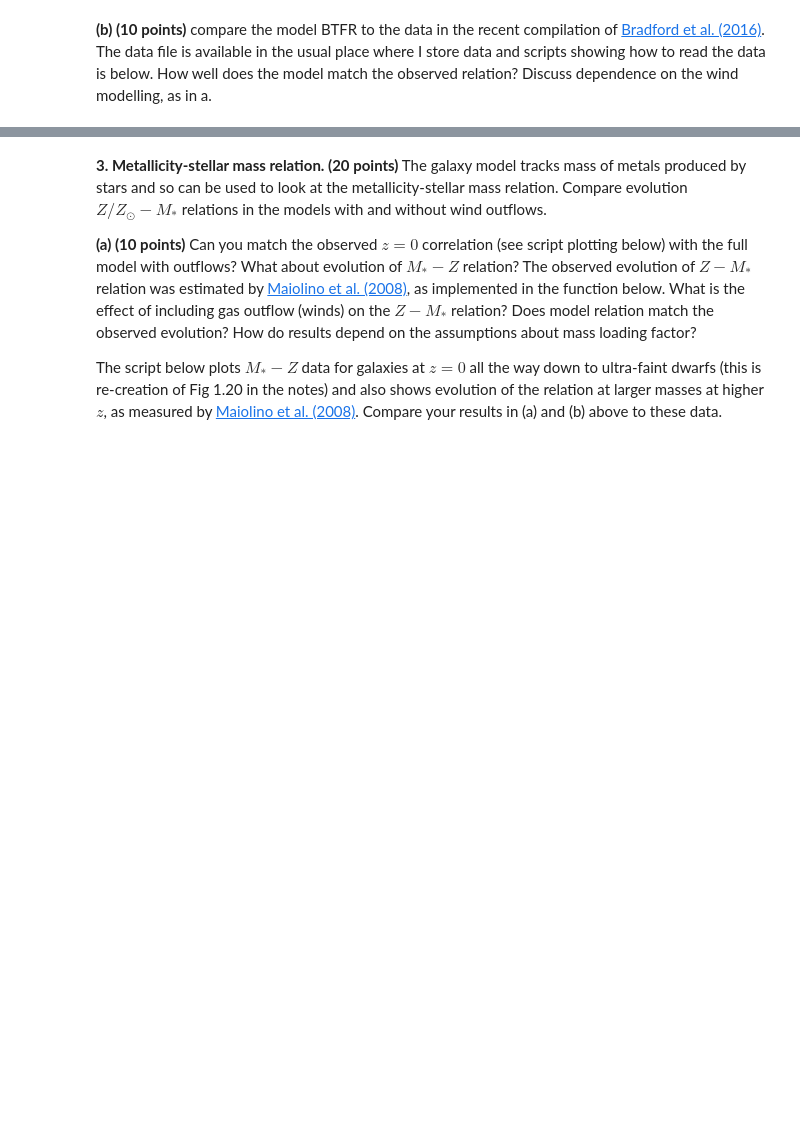
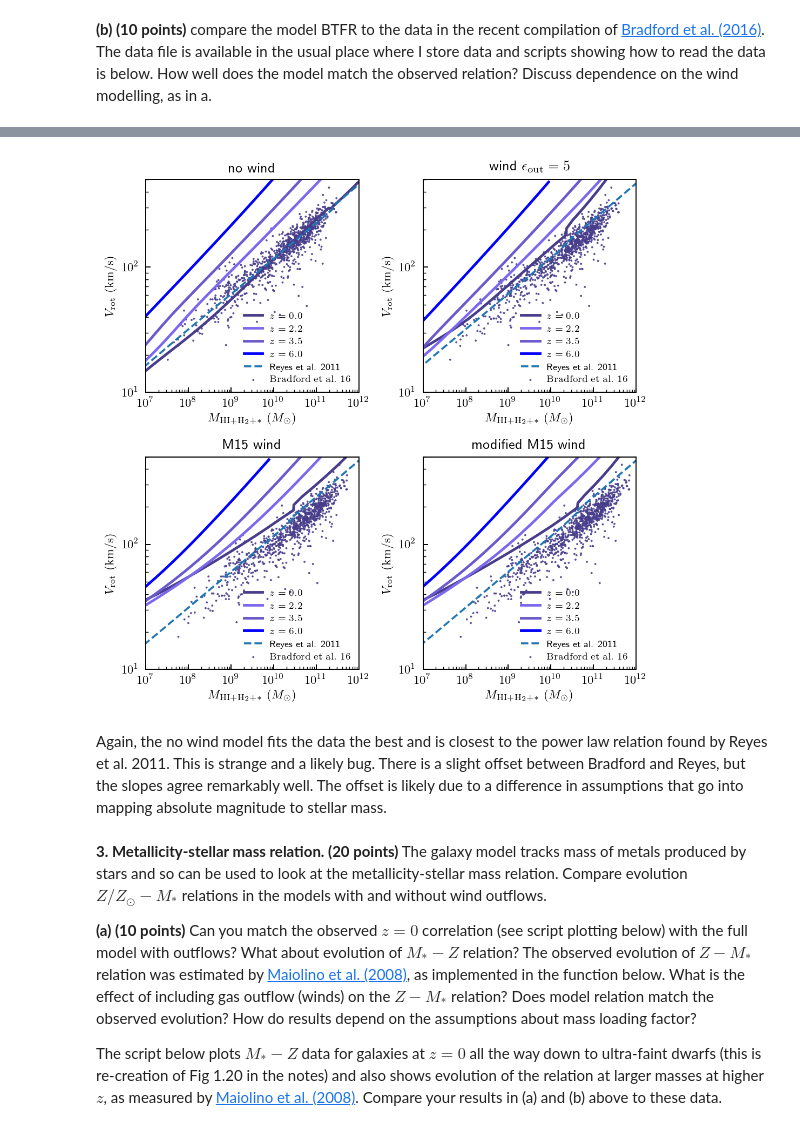
Before and after one commit to tjhoyt/galaxies_hw, a Jupyter notebook: hw6_hoyt_taylor.ipynb, the cells around one changed output, grey strips where cells are left out. Cells and saved outputs as stored; diff of their text form; code cells hidden in the pictures; blank space fills up the shorter version.

```diff
--- a/hw6_hoyt_taylor.ipynb
+++ b/hw6_hoyt_taylor.ipynb
@@ -677,3 +855,79 @@ plt.show()
+# %%
+import astropy.io.fits as pyfits
+from code.setup import data_home_dir
+from code.plot_utils import plot_pretty
+from matplotlib import pylab as plt
+plot_pretty()
+
+
+
+bf1 = pyfits.open(data_home_dir()+'figure_1_bradford_2016.fits')[1].data
+# if you want to see what's in the fits table, uncomment
+#bf1h = pyfits.open('data/figure_1_bradford_2016.fits')[1].header
+#print bf1h
+
+def plot_bradford_TF(bf1, ax):
+    mbbar = bf1['MBARYON']
+    embar = bf1['MBARYON_ERR']
+    w20b = bf1['VW20I']
+    ew20b = bf1['VW20I_ERR']
+    #mbHI = np.log10(mbHI) + 0.1238; mbs = np.log10(mbs) + 9.0
+    mbbar += 0.1238
+
+    ax.scatter(10.**mbbar,w20b,marker='.',c='darkslateblue',s=10.,alpha=0.9,edgecolor='none', label=r'$\mathrm{Bradford\ et\ al.\ 16}$')
+
+
+### Plot the TF relation(s)
+fig, axs = plt.subplots(2, 2, figsize=(6, 6))
+zplot = np.array([0., 2.2, 3.5, 6.0])
+zcolors = np.array(['darkslateblue', 'mediumslateblue', 'slateblue', 'blue', 'royalblue'])
+titles = [r'no wind', r'wind $\epsilon_{\rm out}=5$', r'M15 wind', r'modified M15 wind']
+
+
+
+xlabel = r'$M_{\rm HI+H_2+*}\ {(M_\odot)}$'
+ylabel = r'$V_{\rm rot}\ \mathrm{(km/s)}$'
+xlims = [1.e7,1.e12]
+ylims = [10.,500.]
+for ip, model in enumerate(windmodels):
+    axd = axs.flatten()[ip]
+    if ip > 1:
+        axd.set_xlabel(xlabel)
+    if ip == 0 or ip == 2:
+        axd.set_ylabel(ylabel)
+    axd.set_xscale('log')
+    axd.set_yscale('log')
+    axd.set_xlim(xlims)
+    axd.set_ylim(ylims)
+    axd.set_xlabel(xlabel)
+    axd.set_ylabel(ylabel)
+    if ip == 3:
+        legend = True
+    else:
+        legend = False
+    axd.set_title(titles[ip])
+    # plot model TF relation
+    windDict[model].plot_TF_evo(axd, zplot, zcolors, legend)
+
+    # Plot Bradford et al. (2016) TF relation
+    plot_bradford_TF(bf1, axd)
+
+    #plot reyes 2011
+    zreyes = 0.
+    lMsi = windDict[model].logMsgrid
+    lMgi = windDict[model].logMggrid
+    lMh  = windDict[model].lMhdomain
+    lMs = lMsi(np.log10(1.0+zreyes),lMh)
+    lMg = lMgi(np.log10(1.0+zreyes),lMh)
+    plot_Reyes_TF(axd, lMs, lMg)
+    axd.legend(loc = 'lower right', frameon = False, fontsize = 7)
+
+fig.show()
+plt.tight_layout()
+# %% [output]
+[figure, added]
+# %% [markdown]
+Again, the no wind model fits the data the best and is closest to the power law relation found by Reyes et al. 2011. This is strange and a likely bug. There is a slight offset between Bradford and Reyes, but the slopes agree remarkably well. The offset is likely due to a difference in assumptions that go into mapping absolute magnitude to stellar mass.
 # %% [markdown]
 <b>3. Metallicity-stellar mass relation. (20 points)</b> The galaxy model tracks mass of metals produced by stars and so can be used to look at the metallicity-stellar mass relation. Compare evolution $Z/Z_\odot-M_*$ relations in the models with and without wind outflows.
 
```
Also changed, not shown: parts of 16 cells of this notebook.
